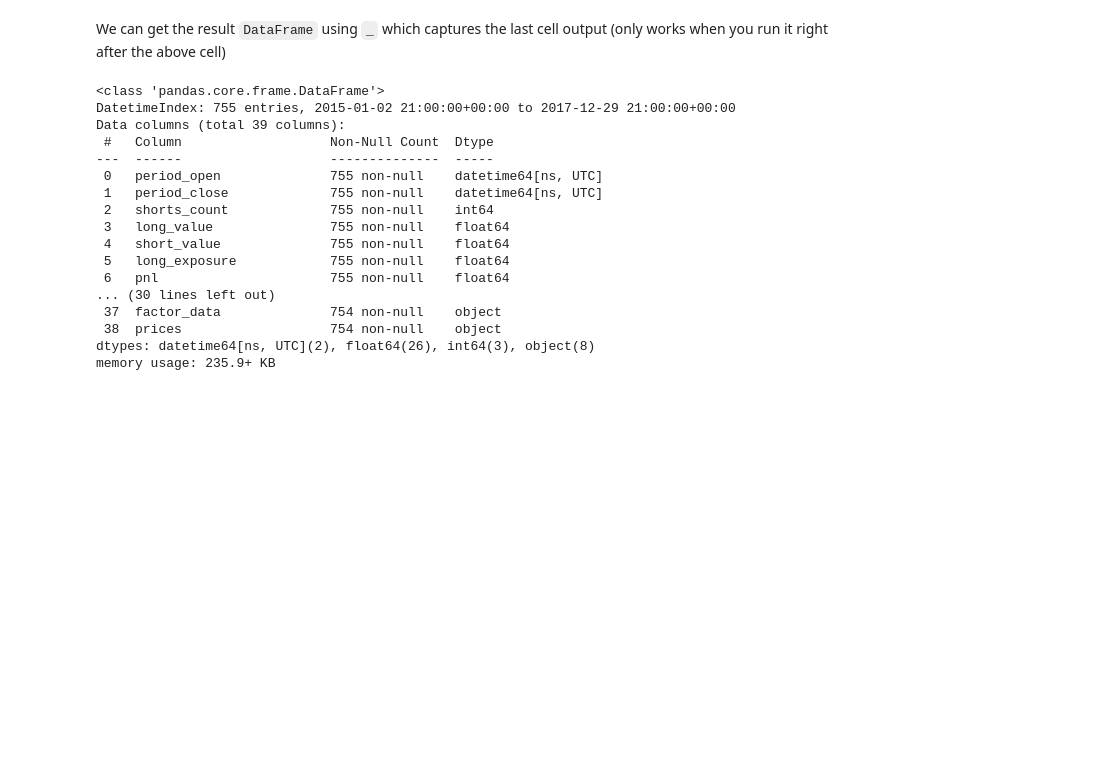
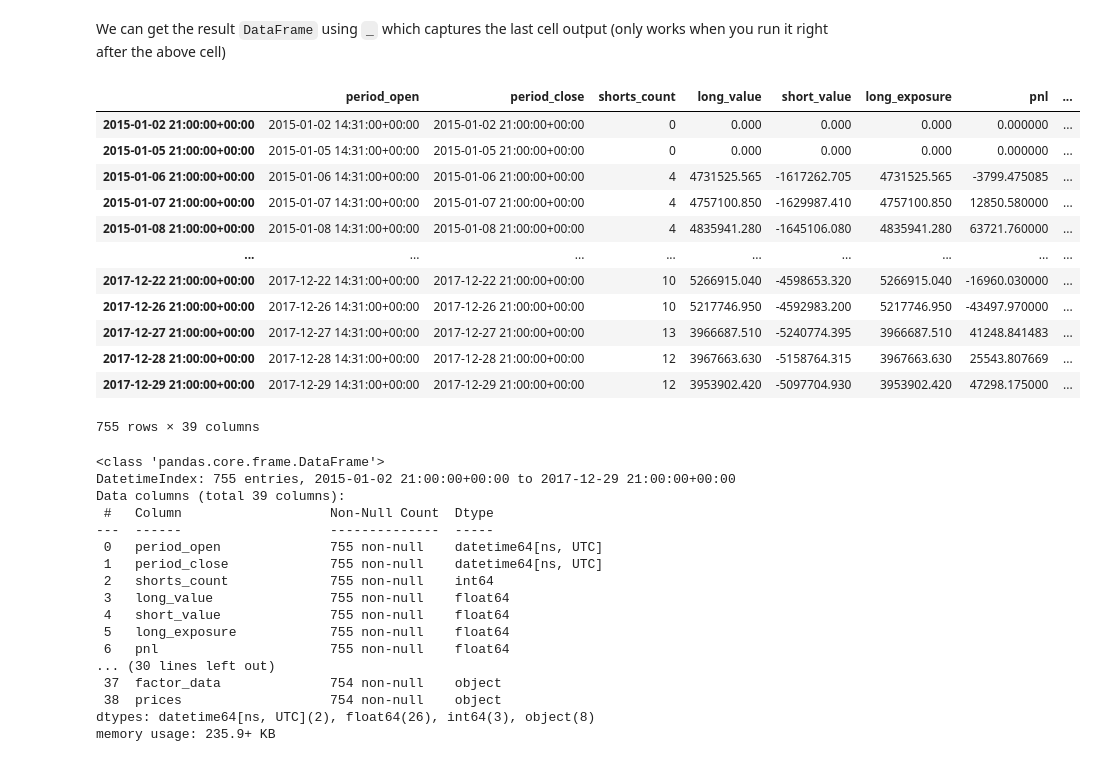
Before and after one commit to dsman1823/machine-learning-for-trading, a Jupyter notebook: 04_alpha_factor_research/04_single_factor_zipline.ipynb, the cells around one changed output. Drawn from its saved outputs; the diff is of its cells as text; code cells hidden in the pictures; blank space fills up the shorter version.

```diff
--- a/04_alpha_factor_research/04_single_factor_zipline.ipynb
+++ b/04_alpha_factor_research/04_single_factor_zipline.ipynb
@@ -133,6 +141,22 @@ maybe you need to run: $ zipline ingest -b quandl
 We can get the result `DataFrame` using `_` which captures the last cell output (only works when you run it right after the above cell)
 # %%
 result = _
+# %%
+result
+# %% [output]
+|  | period_open | period_close | shorts_count | long_value | short_value | long_exposure | pnl | ... |
+| 2015-01-02 21:00:00+00:00 | 2015-01-02 14:31:00+00:00 | 2015-01-02 21:00:00+00:00 | 0 | 0.000 | 0.000 | 0.000 | 0.000000 | ... |
+| 2015-01-05 21:00:00+00:00 | 2015-01-05 14:31:00+00:00 | 2015-01-05 21:00:00+00:00 | 0 | 0.000 | 0.000 | 0.000 | 0.000000 | ... |
+| 2015-01-06 21:00:00+00:00 | 2015-01-06 14:31:00+00:00 | 2015-01-06 21:00:00+00:00 | 4 | 4731525.565 | -1617262.705 | 4731525.565 | -3799.475085 | ... |
+| 2015-01-07 21:00:00+00:00 | 2015-01-07 14:31:00+00:00 | 2015-01-07 21:00:00+00:00 | 4 | 4757100.850 | -1629987.410 | 4757100.850 | 12850.580000 | ... |
+| 2015-01-08 21:00:00+00:00 | 2015-01-08 14:31:00+00:00 | 2015-01-08 21:00:00+00:00 | 4 | 4835941.280 | -1645106.080 | 4835941.280 | 63721.760000 | ... |
+| ... | ... | ... | ... | ... | ... | ... | ... | ... |
+| 2017-12-22 21:00:00+00:00 | 2017-12-22 14:31:00+00:00 | 2017-12-22 21:00:00+00:00 | 10 | 5266915.040 | -4598653.320 | 5266915.040 | -16960.030000 | ... |
+| 2017-12-26 21:00:00+00:00 | 2017-12-26 14:31:00+00:00 | 2017-12-26 21:00:00+00:00 | 10 | 5217746.950 | -4592983.200 | 5217746.950 | -43497.970000 | ... |
+| 2017-12-27 21:00:00+00:00 | 2017-12-27 14:31:00+00:00 | 2017-12-27 21:00:00+00:00 | 13 | 3966687.510 | -5240774.395 | 3966687.510 | 41248.841483 | ... |
+| 2017-12-28 21:00:00+00:00 | 2017-12-28 14:31:00+00:00 | 2017-12-28 21:00:00+00:00 | 12 | 3967663.630 | -5158764.315 | 3967663.630 | 25543.807669 | ... |
+| 2017-12-29 21:00:00+00:00 | 2017-12-29 14:31:00+00:00 | 2017-12-29 21:00:00+00:00 | 12 | 3953902.420 | -5097704.930 | 3953902.420 | 47298.175000 | ... |
+755 rows × 39 columns
 # %%
 result.info()
 # %% [output]
```
Also changed, not shown: parts of 3 cells of this notebook, 10 other files.
